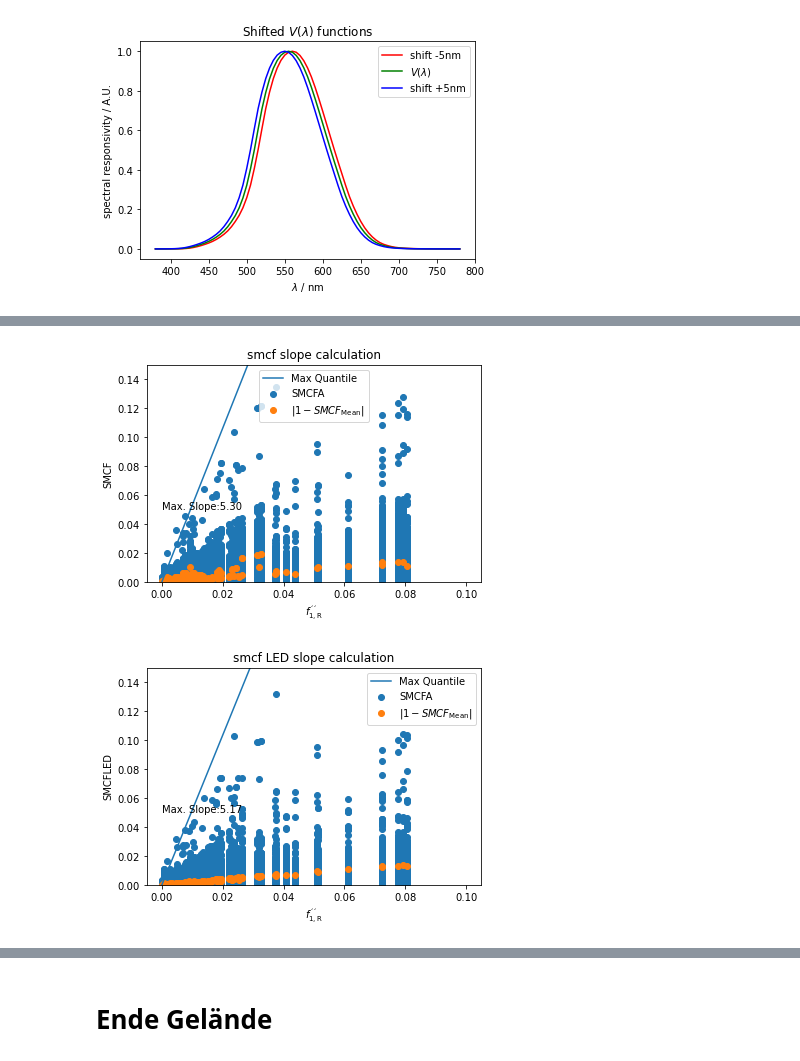
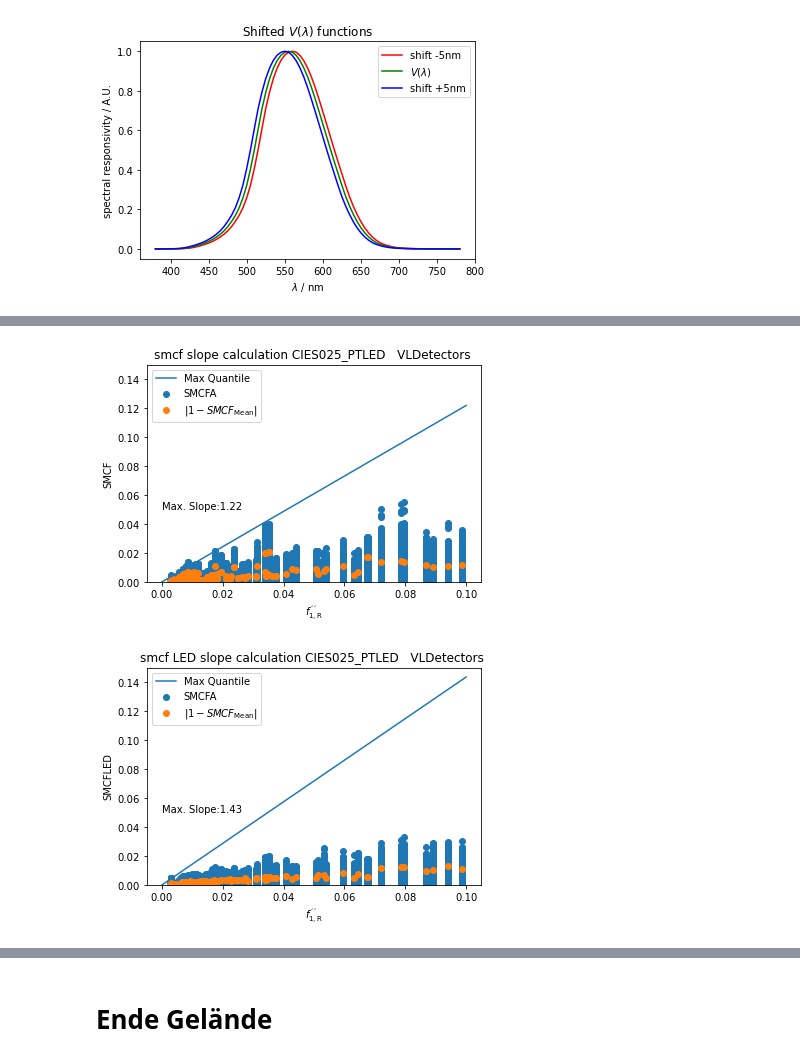
Before and after one commit to empir19nrm02/empir19nrm02, a Jupyter notebook: empir19nrm02/Jupyter/f1PrimeDetector.ipynb, the cells around one changed output, grey strips where cells are left out. Saved outputs shown, nothing was run; the diff lists cells and outputs as text; code cells hidden in the pictures.

```diff
--- a/empir19nrm02/Jupyter/f1PrimeDetector.ipynb
+++ b/empir19nrm02/Jupyter/f1PrimeDetector.ipynb
@@ -44,17 +44,17 @@ for detector, enable in res_data.items():
     if enable:
         detector_names = detector_names + detector + ' '
         if detector_start_reading:
-            vldetectors=_RES[detector]['S']['data'].copy()
-            wl_start = vldetectors[0].copy()
+            vldetectorsTemp=_RES[detector]['S']['data'].copy()
+            wl_start = vldetectorsTemp[0].copy()
             detector_start_reading=False
         else:
             data_to_append = _RES[detector]['S']['data'].copy()
-            interpolated_data = lx.cie_interp(data_to_append, wl_start, negative_values_allowed=True)
-            vldetectors = np.vstack( (vldetectors, interpolated_data[1:]))
+            interpolated_data = lx.cie_interp(data_to_append, wl_start, negative_values_allowed=True, kind='linear')
+            vldetectorsTemp = np.vstack( (vldetectorsTemp, interpolated_data[1:]))
 
 print( 'Detectors for the Simulation:')
 print( '    Detectors:', detector_names)
-print( '    Number of detectors:', vldetectors.shape[0]-1)
+print( '    Number of detectors:', vldetectorsTemp.shape[0]-1)
 # %% [output]
 Detector data base:
 Name: VLDetectors
@@ -66,3 +66,13 @@ Name: CIES025_VLDetectors
 Detectors for the Simulation:
     Detectors: VLDetectors
     Number of detectors: 127
+# %%
+bInterpol = True
+if bInterpol:
+    wl_interpol = lx.getwlr([380,780,1])
+    vldetectors=lx.cie_interp(vldetectorsTemp, wl_interpol, negative_values_allowed=True, kind='S')
+else:
+    vldetectors=vldetectorsTemp
+
+print( vldetectorsTemp.shape)
+print( vldetectors.shape)
@@ -81,13 +94,14 @@ Detectors for the Simulation:
 # %%
 spd_data = {'BB': False,
             'PTLED': False,
-            'CIES025_PTLED': False,
+            'CIES025_PTLED': True,
             'OSRAM_PTLED': False,
             'RGBLED':  False,
             'CIES025_RGBLED':  False,
-            'PHOTOLED':  True,
+            'PHOTOLED':  False,
             'MONOLED':  False,
             'OSRAM_MONOLED':  False}
+
 
 spd_start_reading = True
 spd_names = ''
@@ -102,7 +116,7 @@ for spd, enable in spd_data.items():
             spd_start_reading=False
         else:
             data_to_append = _SPD[spd]['S']['data'].copy()
-            interpolated_data = lx.cie_interp(data_to_append, wl_start, negative_values_allowed=True)
+            interpolated_data = lx.cie_interp(data_to_append, wl_start, negative_values_allowed=True, kind='S')
             spectra = np.vstack( (spectra, interpolated_data))
 
 print( '\nSPDs for the Simulation:')
@@ -267,15 +281,15 @@ pyplot.savefig('SMCF_Detector_f1Prime.png')
 # %% [markdown]
 ### Calculating all the different $f_{1}^{'}$ values.
 # %%
-dCutOff=0.003
+dCutOff=0.006
 
 f1pA=lx.spectral_mismatch_and_uncertainty.f1prime(vldetectors, S_C='A', cieobs='1931_2', s_target_index=2)
 f1pE=lx.spectral_mismatch_and_uncertainty.f1prime(vldetectors, S_C='E', cieobs='1931_2', s_target_index=2)
 f1pLED=lx.spectral_mismatch_and_uncertainty.f1prime(vldetectors, S_C='LED_B3', cieobs='1931_2', s_target_index=2)
 f1pA_py=py_f1PrimeGlx(vldetectors, strObserver='1931_2', iObserverOffset = 1, strWeighting='A', iMin=0, dCutOff=0., dBandWidth=0.)
 f1pAFMin=py_f1PrimeGlx(vldetectors, strObserver='1931_2', iObserverOffset = 1, strWeighting='A', iMin=1, dCutOff=0., dBandWidth=0.)
-f1pAFCutOffR=py_f1PrimeGlx(vldetectors, strObserver='1931_2', iObserverOffset = 1, strWeighting='A', iMin=0, dCutOff=-dCutOff, dBandWidth=0.)
-f1pp=py_f1PrimeGlx(vldetectors, strObserver='1931_2', iObserverOffset = 1, strWeighting='A', iMin=0, dCutOff=dCutOff, dBandWidth=0.)
+f1pAFCutOffR=py_f1PrimeGlx(vldetectors, strObserver='1931_2', iObserverOffset = 1, strWeighting='E', iMin=0, dCutOff=-dCutOff, dBandWidth=0.)
+f1pp=py_f1PrimeGlx(vldetectors, strObserver='1931_2', iObserverOffset = 1, strWeighting='E', iMin=0, dCutOff=dCutOff, dBandWidth=0.)
 f1pBW20nm=py_f1PrimeGlx(vldetectors, strObserver='1931_2', iObserverOffset = 1, strWeighting='A', iMin=0, dCutOff=0., dBandWidth=20.)
 # Combine the results in a vector
 f1pEval = np.vstack(( f1pA, f1pE, f1pLED, f1pAFMin, f1pAFCutOffR, f1pp, f1pBW20nm))
@@ -618,11 +715,11 @@ pyplot.savefig('Hist_Ratio_f1pf1pLED.png')
 # %%
-smcfSlope = f1pMinMaxScatter( SMCF, f1pAFCutOffR, takeAbs=takeAbs, xlabel='$f_{1,\mathrm{R}}^{´´}$', ylabel='SMCF', title='smcf slope calculation', filename='SMCFSlopef1ppR.png')
+smcfSlope = f1pMinMaxScatter( SMCF, f1pAFCutOffR, takeAbs=takeAbs, xlabel='$f_{1,\mathrm{R}}^{´´}$', ylabel='SMCF', title='smcf slope calculation ' + spd_names + '  ' + detector_names, filename='SMCFSlopef1ppR.png')
 # %% [output]
-[figure, old version]
+[figure, new version]
 # %%
-smcfSlopeLED = f1pMinMaxScatter( SMCFLED, f1pAFCutOffR, takeAbs=takeAbs, xlabel='$f_{1,\mathrm{R}}^{´´}$', ylabel='SMCFLED', title='smcf LED slope calculation', filename='SMCFLEDSlopef1ppR.png')
+smcfSlopeLED = f1pMinMaxScatter( SMCFLED, f1pAFCutOffR, takeAbs=takeAbs, xlabel='$f_{1,\mathrm{R}}^{´´}$', ylabel='SMCFLED', title='smcf LED slope calculation ' + spd_names + '  ' + detector_names, filename='SMCFLEDSlopef1ppR.png')
 # %% [output]
-[figure, old version]
+[figure, new version]
 # %%
 fig, ax = pyplot.subplots()
 ax.set_xlabel(r'$\frac{|1-SMCF|}{f_{1,\mathrm{´R}}^{´´}}, \frac{|1-SMCFLED|}{f_{1,\mathrm{´R}}^{´´}}$')
```
Also changed, not shown: parts of 53 cells of this notebook, 3 other files.
